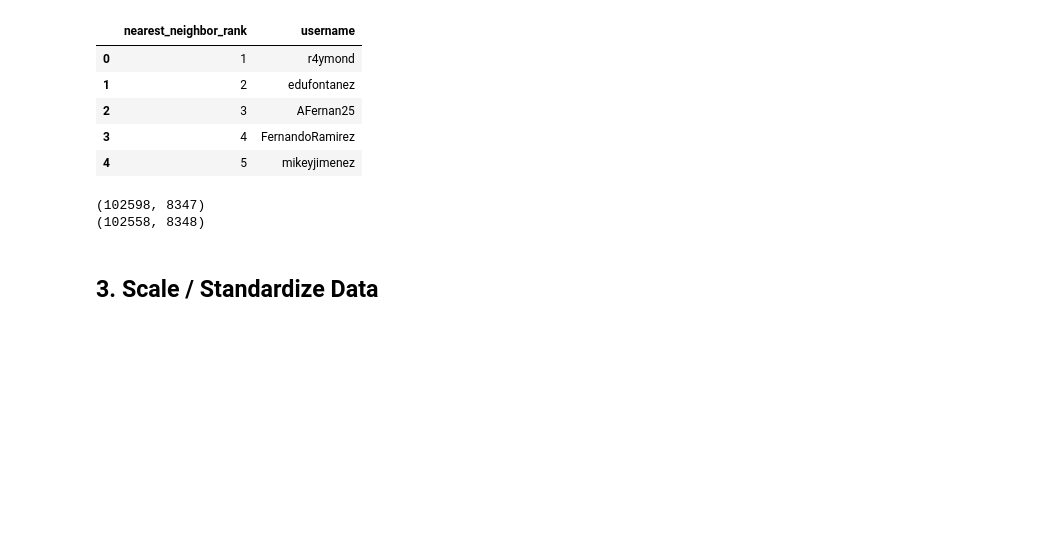
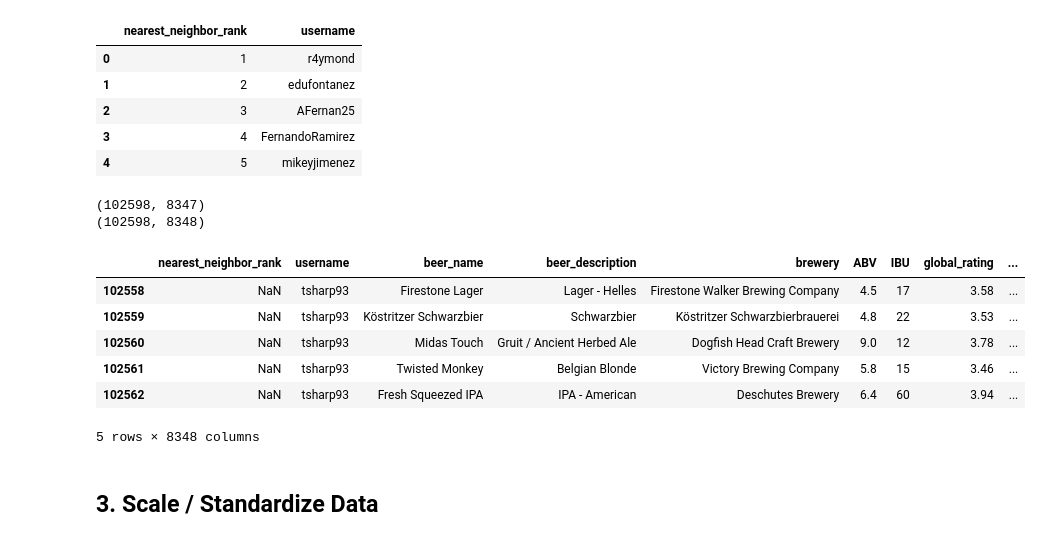
Before and after one commit to tomsharp/BeerMe, a Jupyter notebook: notebooks/Pipeline.ipynb, the cells around one changed output. Saved outputs shown, nothing was run; the diff lists cells and outputs as text; code cells hidden in the pictures; blank space fills up the shorter version.

Commit message:
reran models from previous nb (user_rating - Similar Users) to see differences between old and new data

```diff
--- a/notebooks/Pipeline.ipynb
+++ b/notebooks/Pipeline.ipynb
@@ -210,11 +194,21 @@ neighbor_rank.head()
 | 4 | 5 | mikeyjimenez |
 # %%
 print(df.shape)
-df = pd.merge(neighbor_rank, df, on='username')
+df = pd.merge(neighbor_rank, df, on='username', how='outer')
 print(df.shape)
 # %% [output]
 (102598, 8347)
-(102558, 8348)
+(102598, 8348)
+# %%
+df[df['username'] == 'tsharp93'].head()
+# %% [output]
+|  | nearest_neighbor_rank | username | beer_name | beer_description | brewery | ABV | IBU | global_rating | ... |
+| 102558 | NaN | tsharp93 | Firestone Lager | Lager - Helles | Firestone Walker Brewing Company | 4.5 | 17 | 3.58 | ... |
+| 102559 | NaN | tsharp93 | Köstritzer Schwarzbier | Schwarzbier | Köstritzer Schwarzbierbrauerei | 4.8 | 22 | 3.53 | ... |
+| 102560 | NaN | tsharp93 | Midas Touch | Gruit / Ancient Herbed Ale | Dogfish Head Craft Brewery | 9.0 | 12 | 3.78 | ... |
+| 102561 | NaN | tsharp93 | Twisted Monkey | Belgian Blonde | Victory Brewing Company | 5.8 | 15 | 3.46 | ... |
+| 102562 | NaN | tsharp93 | Fresh Squeezed IPA | IPA - American | Deschutes Brewery | 6.4 | 60 | 3.94 | ... |
+5 rows × 8348 columns
 # %% [markdown]
 ## 3. Scale / Standardize Data
 # %% [markdown]
```
Also changed, not shown: parts of 26 cells of this notebook.
